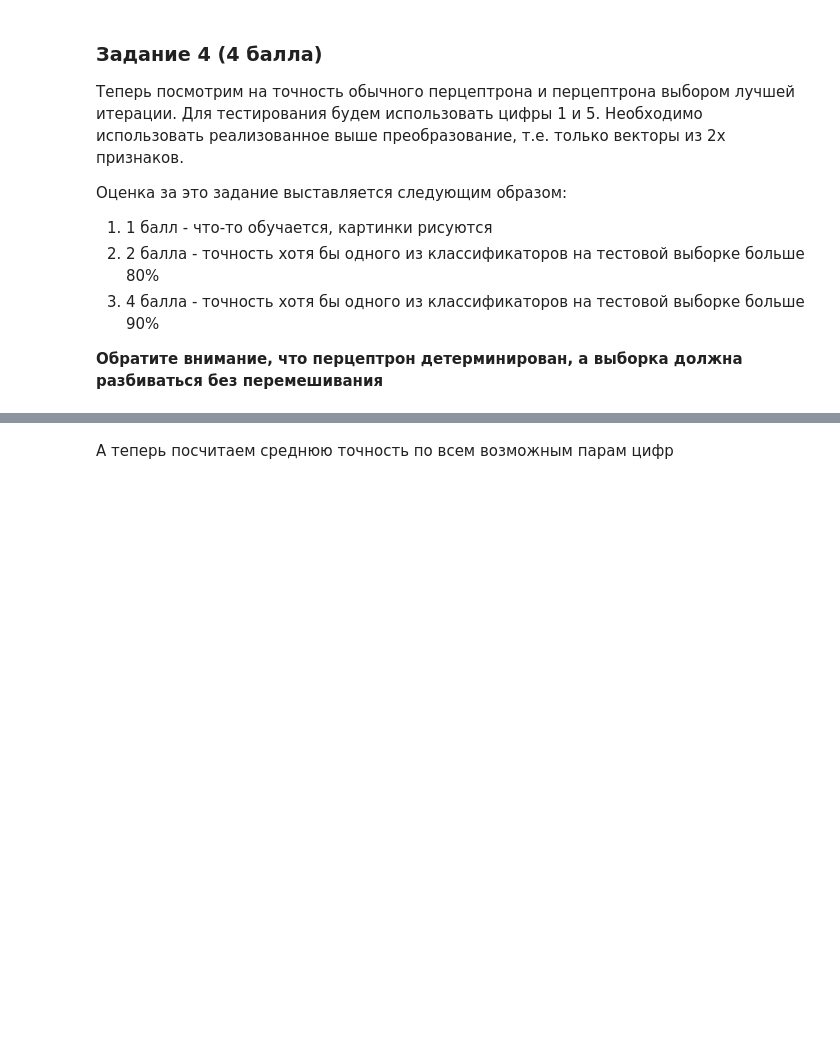
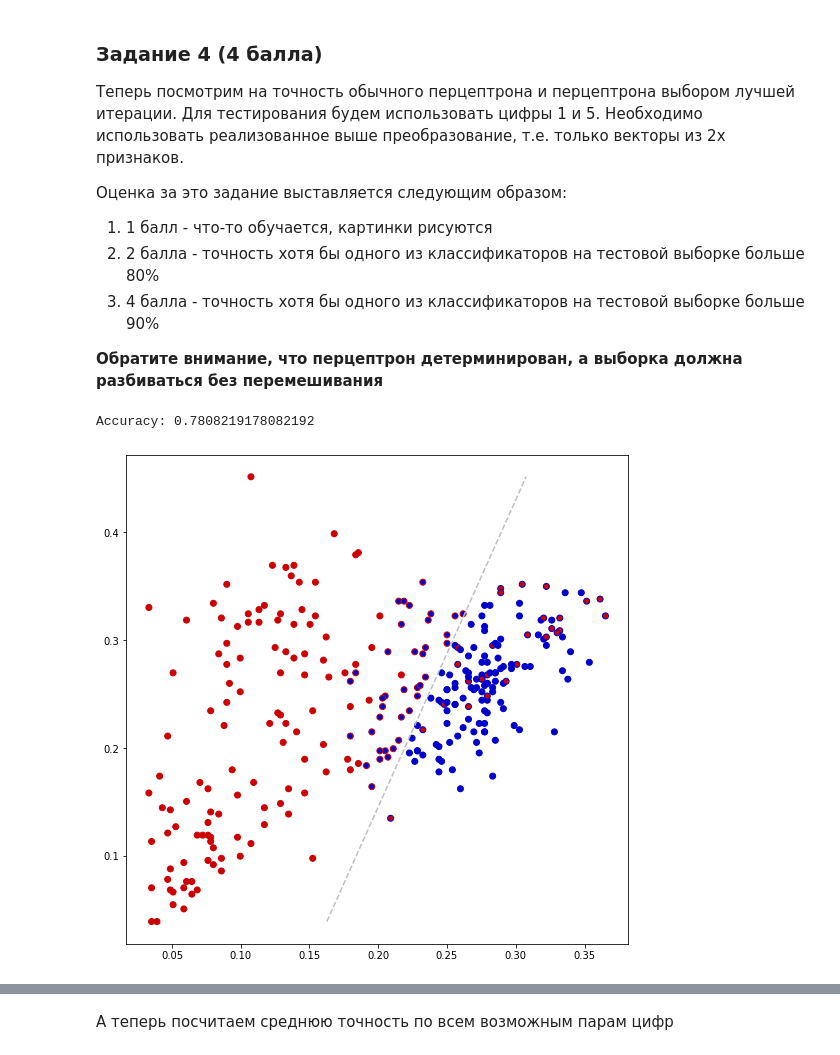
Before and after one commit to Howuhh/hse_machine_learning, a Jupyter notebook: hw4_perceptron/hw04_task.ipynb, the cells around one changed output, grey strips where cells are left out. Saved outputs shown, nothing was run; the diff lists cells and outputs as text; code cells hidden in the pictures; blank space fills up the shorter version.

```diff
--- a/hw4_perceptron/hw04_task.ipynb
+++ b/hw4_perceptron/hw04_task.ipynb
@@ -255,4 +339,13 @@ __Обратите внимание, что перцептрон детерми
 X, y = get_digits()
 
 X_train, X_test, y_train, y_test = train_test_split(X, y, train_size=0.8, shuffle=False)
+# %%
+c = Perceptron(iterations=1000)
+c.fit(X_train, y_train)
+
+visualize(X_train, y_train, c.predict(X_train), c.w)
+print("Accuracy:", np.mean(c.predict(X_test) == y_test))
+# %% [output]
+Accuracy: 0.7808219178082192
+[figure, added]
 # %%
```
Also changed, not shown: parts of 21 cells of this notebook, 4 other files.
